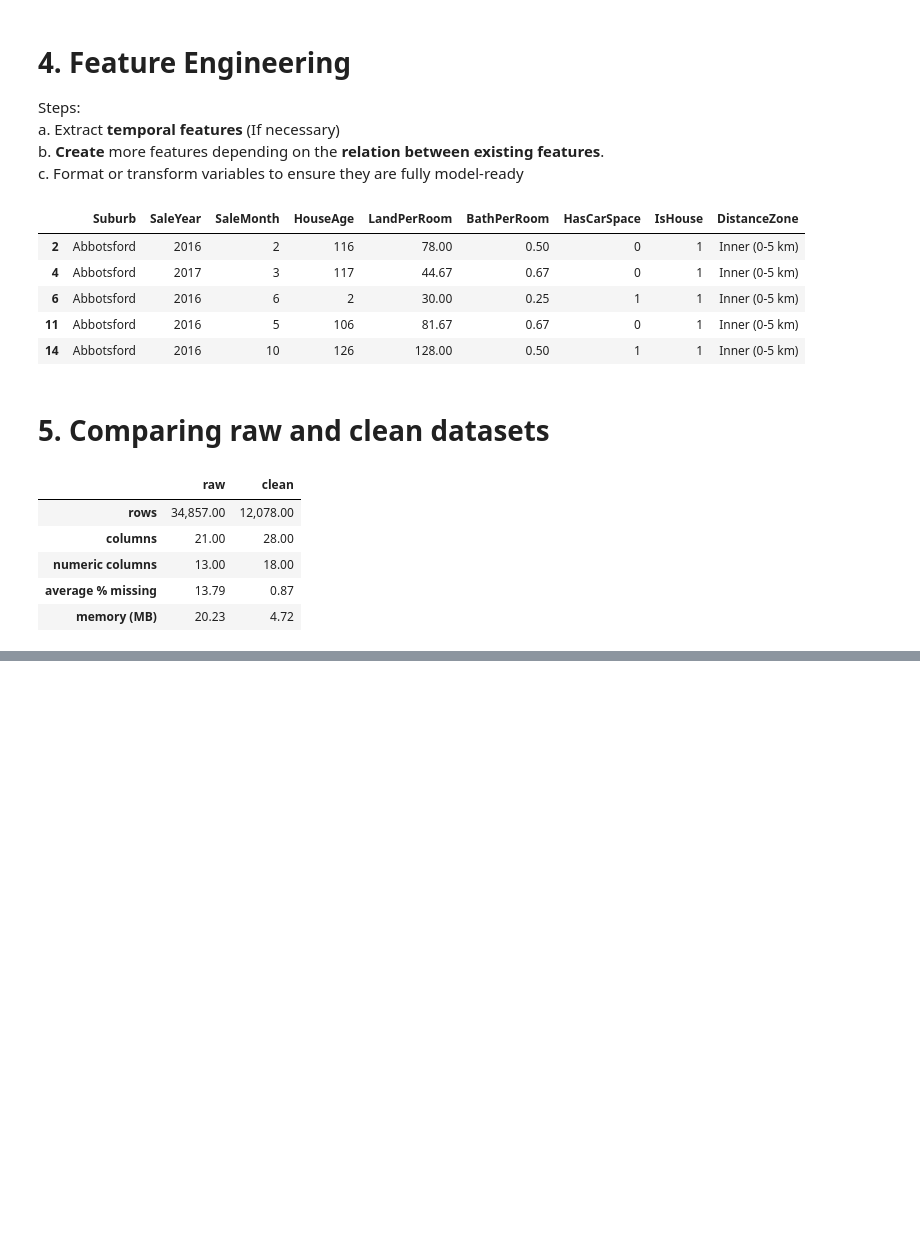
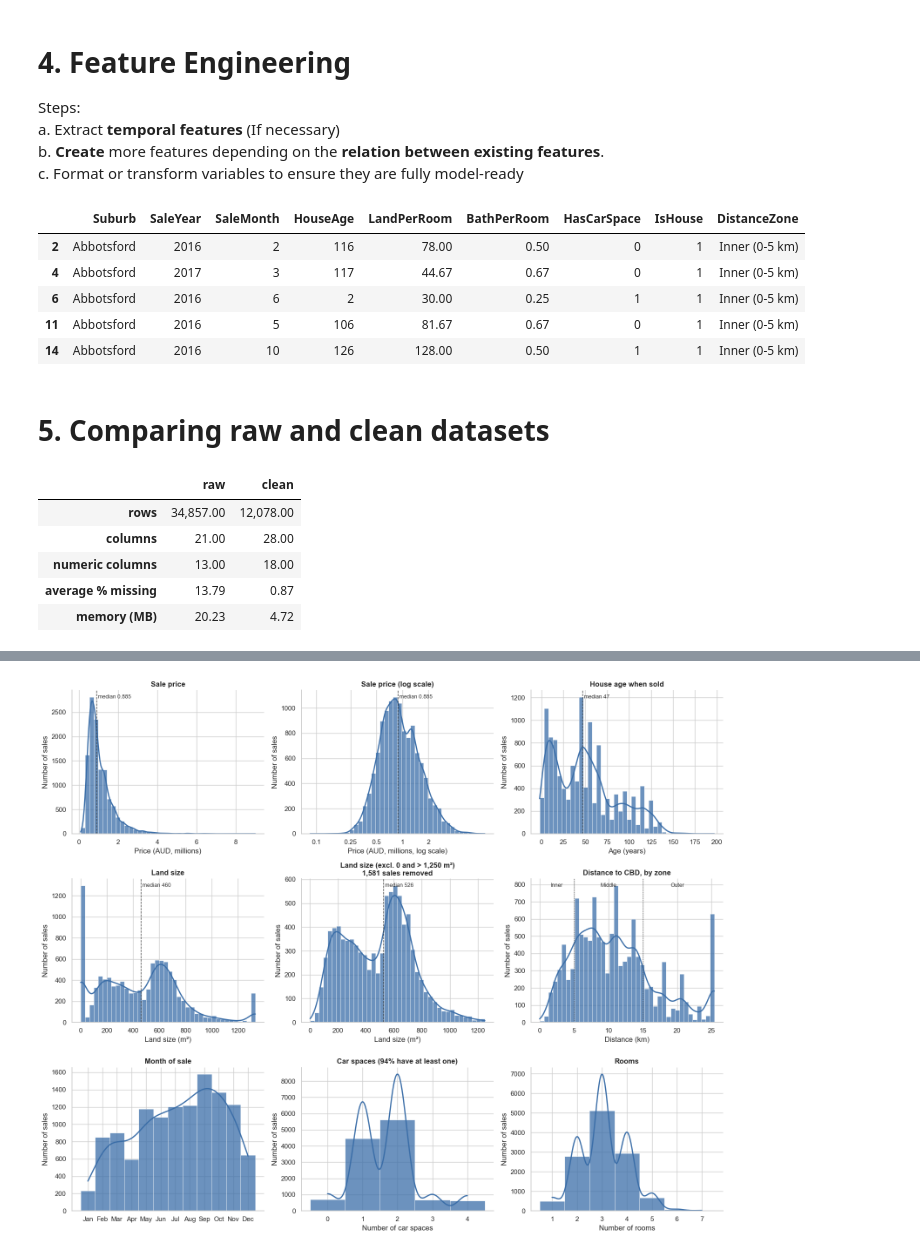
Before and after one commit to SindhujaDavuluri-IAAC/5-day1-assignment, a Jupyter notebook: Mel_data_cleaning_and_EDA_5.ipynb, the cells around one changed output, grey strips where cells are left out. Drawn from its saved outputs; the diff is of its cells as text; code cells hidden in the pictures; blank space fills up the shorter version.

```diff
--- a/Mel_data_cleaning_and_EDA_5.ipynb
+++ b/Mel_data_cleaning_and_EDA_5.ipynb
@@ -854,0 +883,98 @@ Figure saved to figures\08_univariate_categorical.png
+# %%
+# Univariate Analysis (1/2): numeric columns -> histogram + KDE line
+# Histogram   = how many sales fall in each range of values
+# KDE line    = smoothed version of the histogram (the overall "shape" of the distribution)
+# Dashed line = median (the middle value; not pulled around by very expensive houses)
+
+BAR_COLOR = "#3b6ea8"   # one color for every chart: each plot shows a single variable
+INK = "#333333"         # text and reference lines
+MONTHS = ["Jan", "Feb", "Mar", "Apr", "May", "Jun", "Jul", "Aug", "Sep", "Oct", "Nov", "Dec"]
+
+# Land size limits for the "trimmed" plot: 0 m² (mostly units) and the values near the cap pile up
+LAND_MIN, LAND_MAX = 0, 1250
+
+# (column, title, x-axis label, kind)
+# kind = "continuous" -> normal histogram with 40 bins
+#        "discrete"   -> one bar per whole number (months, car spaces, rooms)
+#        "log"        -> logarithmic x-axis: spreads out cheap sales, squeezes the expensive tail
+#        "trimmed"    -> extreme values removed before plotting
+num_plots = [
+    ("Price",     "Sale price",                      "Price (AUD, millions)",           "continuous"),
+    ("Price",     "Sale price (log scale)",          "Price (AUD, millions, log scale)", "log"),
+    ("HouseAge",  "House age when sold",             "Age (years)",                     "continuous"),
+    ("Landsize",  "Land size",                       "Land size (m²)",                  "continuous"),
+    ("Landsize",  f"Land size (excl. 0 and > {LAND_MAX:,} m²)", "Land size (m²)",       "trimmed"),
+    ("Distance",  "Distance to CBD, by zone",        "Distance (km)",                   "continuous"),
+    ("SaleMonth", "Month of sale",                   "",                                "discrete"),
+    ("Car",       "Car spaces",                      "Number of car spaces",            "discrete"),
+    ("Rooms",     "Rooms",                           "Number of rooms",                 "discrete"),
+]
+
+fig, axes = plt.subplots(3, 3, figsize=(16, 13))
+axes = axes.flatten()
+ax_by_col = {}   # remember which subplot shows which column (for the extra touches below)
+
+for ax, (col, title, xlabel, kind) in zip(axes, num_plots):
+    ax_by_col.setdefault(col, ax)
+    values = df_clean[col].dropna().astype(float)
+    if col == "Price":
+        values = values / 1e6   # show millions so the axis is readable
+    if kind == "trimmed":
+        n_before = len(values)
+        values = values[(values > LAND_MIN) & (values <= LAND_MAX)]
+        title += f"\n{n_before - len(values):,} sales removed"
+
+    discrete = kind == "discrete"
+    sns.histplot(
+        x=values, ax=ax, kde=True, discrete=discrete,
+        bins="auto" if discrete else 40,
+        log_scale=(kind == "log"),   # bins and KDE are computed on the log scale too
+        color=BAR_COLOR, edgecolor="white", linewidth=0.5, alpha=0.75,
+        kde_kws={"bw_adjust": 2 if discrete else 1},   # smoother line for whole-number columns
+        line_kws={"linewidth": 2},
+    )
+
+    # Median reference line (skipped for whole-number columns, where it is just one of the bars)
+    if not discrete and col != "Distance":
+        median = values.median()
+        ax.axvline(median, color=INK, linestyle="--", linewidth=1)
+        ax.text(median, 0.97, f" median {median:,.3g}", transform=ax.get_xaxis_transform(),
+                ha="left", va="top", fontsize=9, color=INK)
+
+    # Log axis: readable price ticks instead of 10^-1, 10^0
+    if kind == "log":
+        ticks = [0.1, 0.25, 0.5, 1, 2]
+        ax.set_xticks(ticks)
+        ax.set_xticklabels([f"{t:g}" for t in ticks])
+        ax.minorticks_off()
+
+    ax.set_title(title, fontweight="bold")
+    ax.set_xlabel(xlabel)
+    ax.set_ylabel("Number of sales")
+
+# Distance: mark the three zones used in the DistanceZone feature
+ax = ax_by_col["Distance"]
+for edge in [5, 15]:
+    ax.axvline(edge, color=INK, linestyle=":", linewidth=1)
+for x, label in [(2.5, "Inner"), (10, "Middle"), (20, "Outer")]:
+    ax.text(x, 0.97, label, transform=ax.get_xaxis_transform(),
+            ha="center", va="top", fontsize=9, color=INK)
+
+# Month of sale: show month names instead of 1-12
+ax_by_col["SaleMonth"].set_xticks(range(1, 13))
+ax_by_col["SaleMonth"].set_xticklabels(MONTHS)
+
+# Car spaces: add the share of properties with at least one space (HasCarSpace feature)
+pct_car = df_clean["HasCarSpace"].mean() * 100
+ax_by_col["Car"].set_title(f"Car spaces ({pct_car:.0f}% have at least one)", fontweight="bold")
+ax_by_col["Car"].set_xticks(range(0, int(df_clean["Car"].max()) + 1))
+
+# Note: Landsize was capped at its upper IQR bound and units often have 0 m²,
+# so the full Land size plot has a spike at 0 and a pile-up at the right edge;
+# the trimmed plot next to it shows the typical house lot without them.
+
+sns.despine()
+plt.tight_layout()
+save_fig("08_univariate_numeric")
+plt.show()
+# %% [output]
@@ -854,0 +982 @@ Figure saved to figures\08_univariate_categorical.png
+[figure, added]
```
Also changed, not shown: parts of 23 cells of this notebook, 11 other files.
